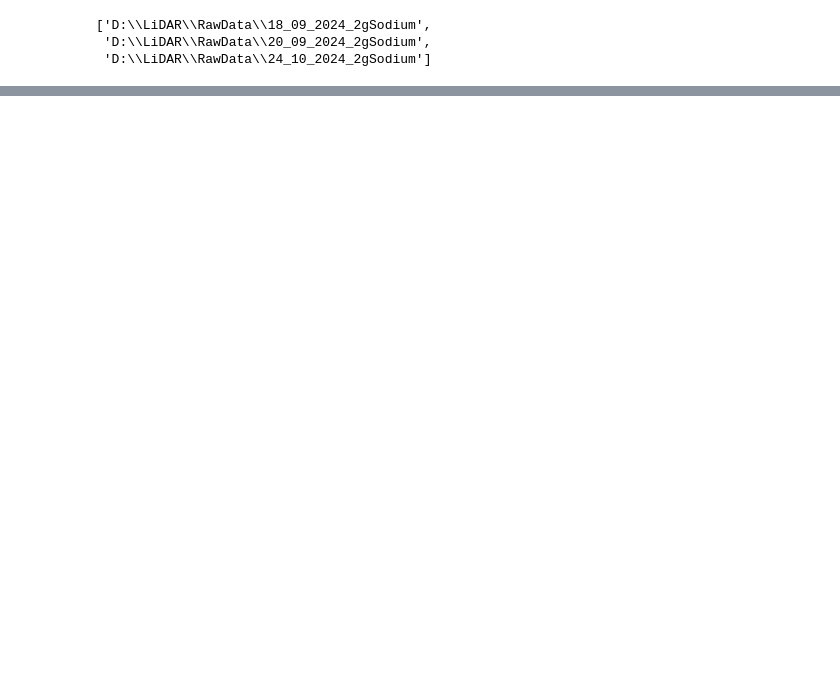
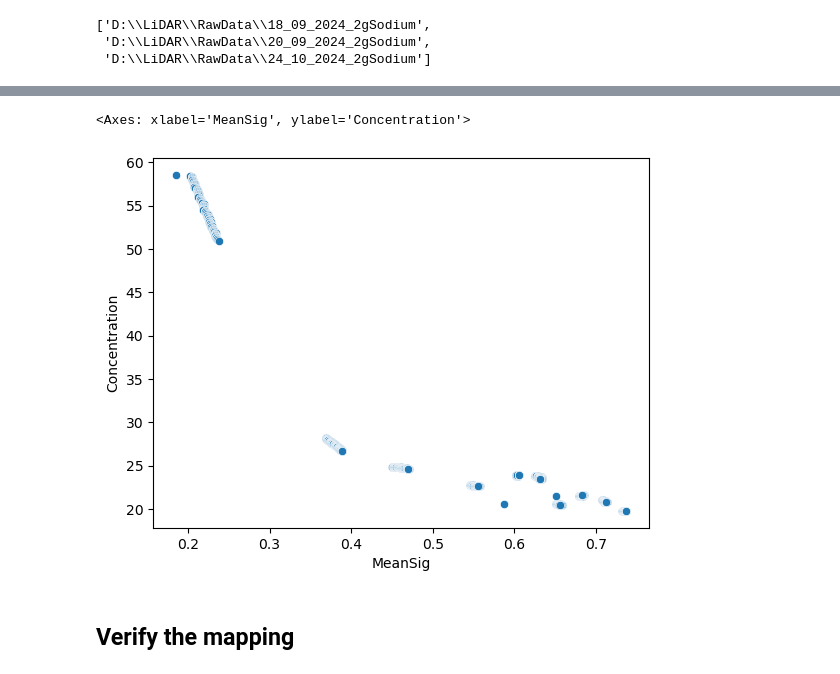
Before and after one commit to muthuganeshece/MLProjects, a Jupyter notebook: LIDAR/Notebook/StatisticalConversion.ipynb, the cells around one changed output, grey strips where cells are left out. Cells and saved outputs as stored; diff of their text form; code cells hidden in the pictures; blank space fills up the shorter version.

```diff
--- a/LIDAR/Notebook/StatisticalConversion.ipynb
+++ b/LIDAR/Notebook/StatisticalConversion.ipynb
@@ -315,0 +443,4 @@ sns.barplot(data=df_degen[df_degen['Exp'] == '18_09_2024_2gSodium'], y='MeanSig'
+# %%
+bg_value = df_exp4_BG.mean()
+bg_value = bg_value.apply(lambda x: 1 if x==0 else x) # Change 0 to 1 to avoid division by zero error
+bg_value
@@ -315,0 +467,4 @@ sns.barplot(data=df_degen[df_degen['Exp'] == '18_09_2024_2gSodium'], y='MeanSig'
+# %%
+df_exp4_samples_norm = df_exp4_samples.copy()
+df_exp4_samples_norm[param_colums] = df_exp4_samples[param_colums]/bg_value[param_colums]
+df_exp4_samples_norm.head()
@@ -315,0 +526,4 @@ sns.barplot(data=df_degen[df_degen['Exp'] == '18_09_2024_2gSodium'], y='MeanSig'
+# %%
+# Load Concentration Data
+exp4_conc = pd.read_csv("ConcInterpExp4.csv")
+exp4_conc.head()
@@ -315,0 +543,3 @@ sns.barplot(data=df_degen[df_degen['Exp'] == '18_09_2024_2gSodium'], y='MeanSig'
+# %%
+df_exp4_samples_norm['Concentration'] = exp4_conc['Data']
+df_exp4_samples_norm.head()
@@ -315,0 +554,7 @@ sns.barplot(data=df_degen[df_degen['Exp'] == '18_09_2024_2gSodium'], y='MeanSig'
+# %%
+sns.scatterplot(data=df_exp4_samples_norm, x='MeanSig', y='Concentration')
+# %% [output]
+<Axes: xlabel='MeanSig', ylabel='Concentration'>
+[figure, added]
+# %% [markdown]
+## Verify the mapping
```
Also changed, not shown: parts of 69 cells of this notebook.
